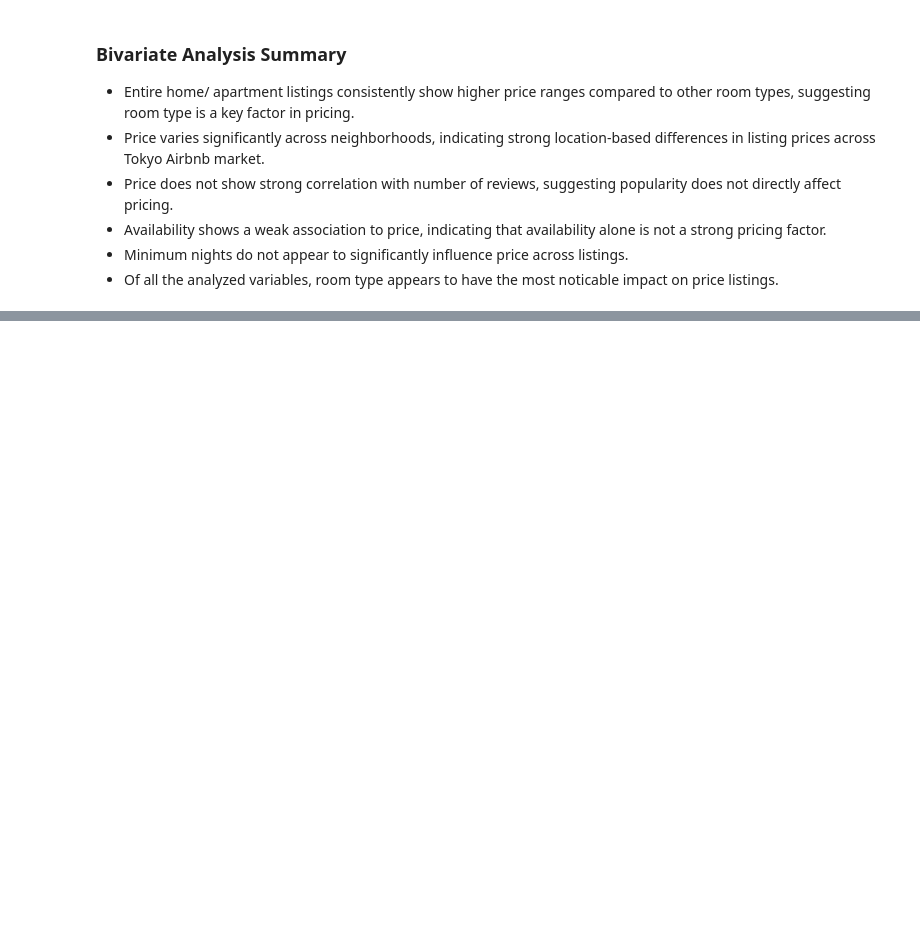
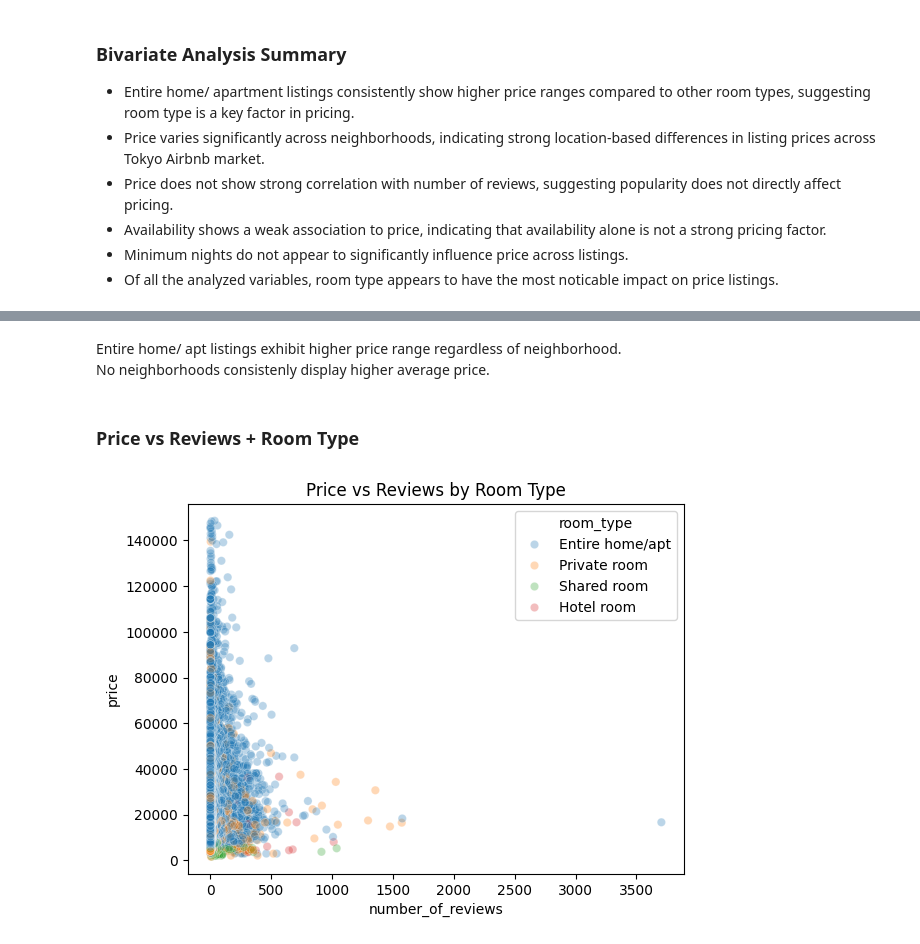
Before and after one commit to jasonandreasw/airbnb-eda, a Jupyter notebook: notebooks/airbnb_eda.ipynb, the cells around one changed output, grey strips where cells are left out. Drawn from its saved outputs; the diff is of its cells as text; code cells hidden in the pictures; blank space fills up the shorter version.

```diff
--- a/notebooks/airbnb_eda.ipynb
+++ b/notebooks/airbnb_eda.ipynb
@@ -510,0 +565,17 @@ Hotel room listings have the most reviews on average compared to other room type
+# %% [markdown]
+Entire home/ apt listings exhibit higher price range regardless of neighborhood.\
+No neighborhoods consistenly display higher average price.
+# %% [markdown]
+### Price vs Reviews + Room Type
+# %%
+sns.scatterplot(
+    x='number_of_reviews',
+    y='price',
+    hue='room_type',
+    data=df_clean,
+    alpha=0.3
+)
+plt.title("Price vs Reviews by Room Type")
+plt.show()
+# %% [output]
+[figure, added]
```
Also changed, not shown: parts of 14 cells of this notebook.
